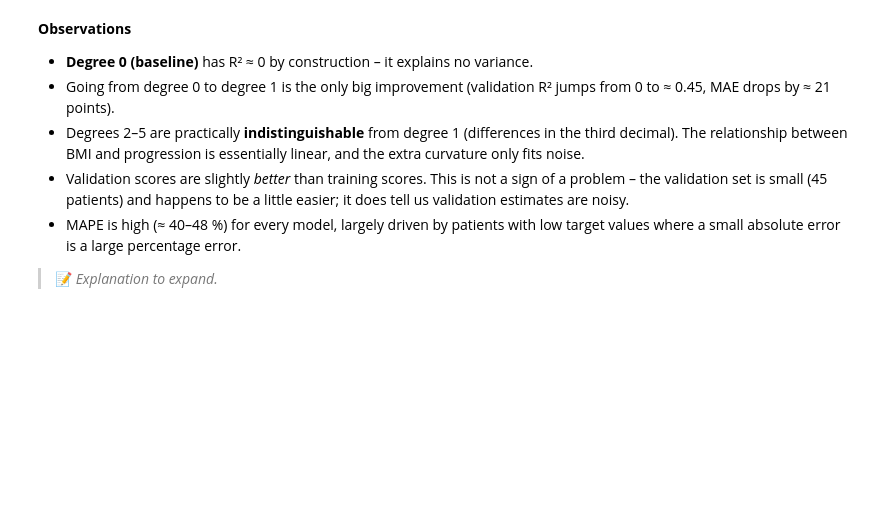
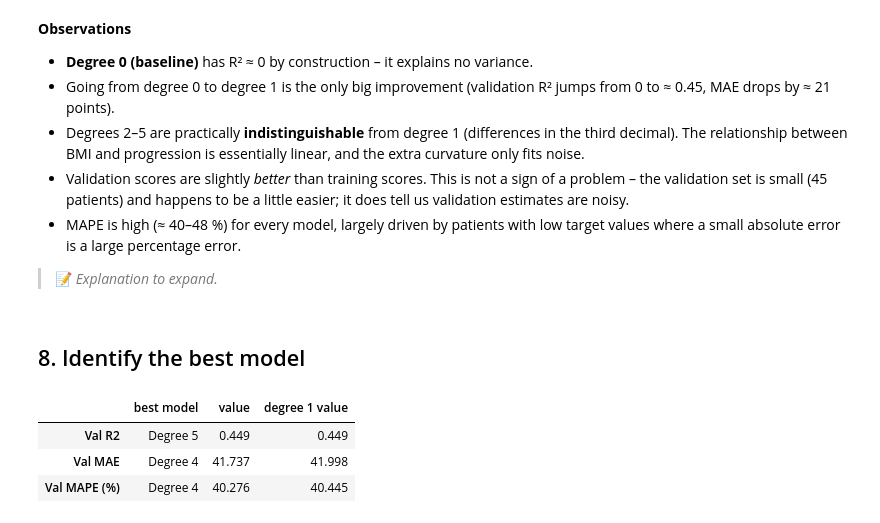
Before and after one commit to Namypark/diabetes-progression-lab2, a Jupyter notebook: lab2_diabetes.ipynb, the cells around one changed output. Drawn from its saved outputs; the diff is of its cells as text; code cells hidden in the pictures; blank space fills up the shorter version.

Commit message:
Step 8: choose best model

```diff
--- a/lab2_diabetes.ipynb
+++ b/lab2_diabetes.ipynb
@@ -431,3 +431,18 @@ plt.show()
   where a small absolute error is a large percentage error.
 
 > 📝 *Explanation to expand.*
+# %% [markdown]
+## 8. Identify the best model
+# %%
+pd.DataFrame({
+    "best model": [bmi_results["Val R2"].idxmax(), bmi_results["Val MAE"].idxmin(),
+                   bmi_results["Val MAPE (%)"].idxmin()],
+    "value": [bmi_results["Val R2"].max(), bmi_results["Val MAE"].min(),
+              bmi_results["Val MAPE (%)"].min()],
+    "degree 1 value": bmi_results.loc["Degree 1", ["Val R2", "Val MAE", "Val MAPE (%)"]].values,
+}, index=["Val R2", "Val MAE", "Val MAPE (%)"]).round(3)
+# %% [output]
+|  | best model | value | degree 1 value |
+| Val R2 | Degree 5 | 0.449 | 0.449 |
+| Val MAE | Degree 4 | 41.737 | 41.998 |
+| Val MAPE (%) | Degree 4 | 40.276 | 40.445 |
```
Also changed, not shown: parts of 2 cells of this notebook.
